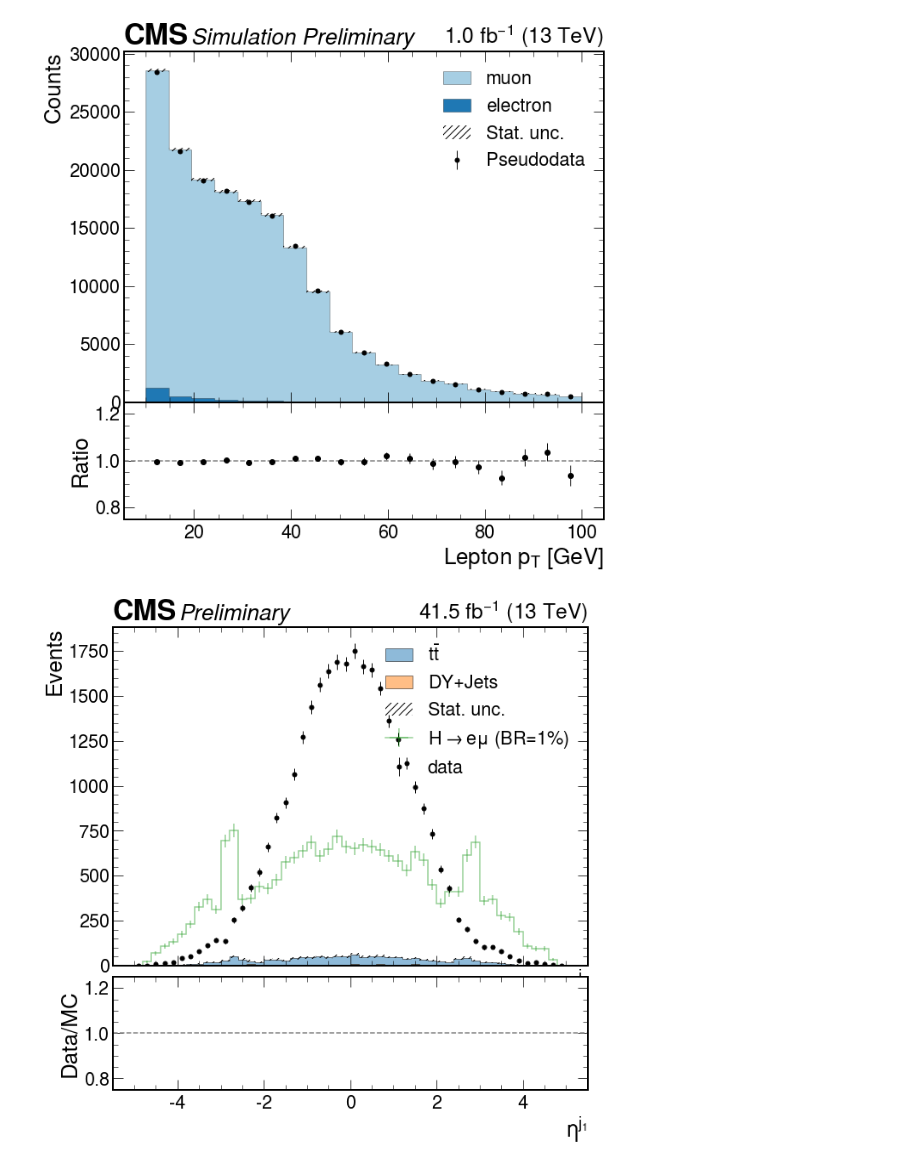
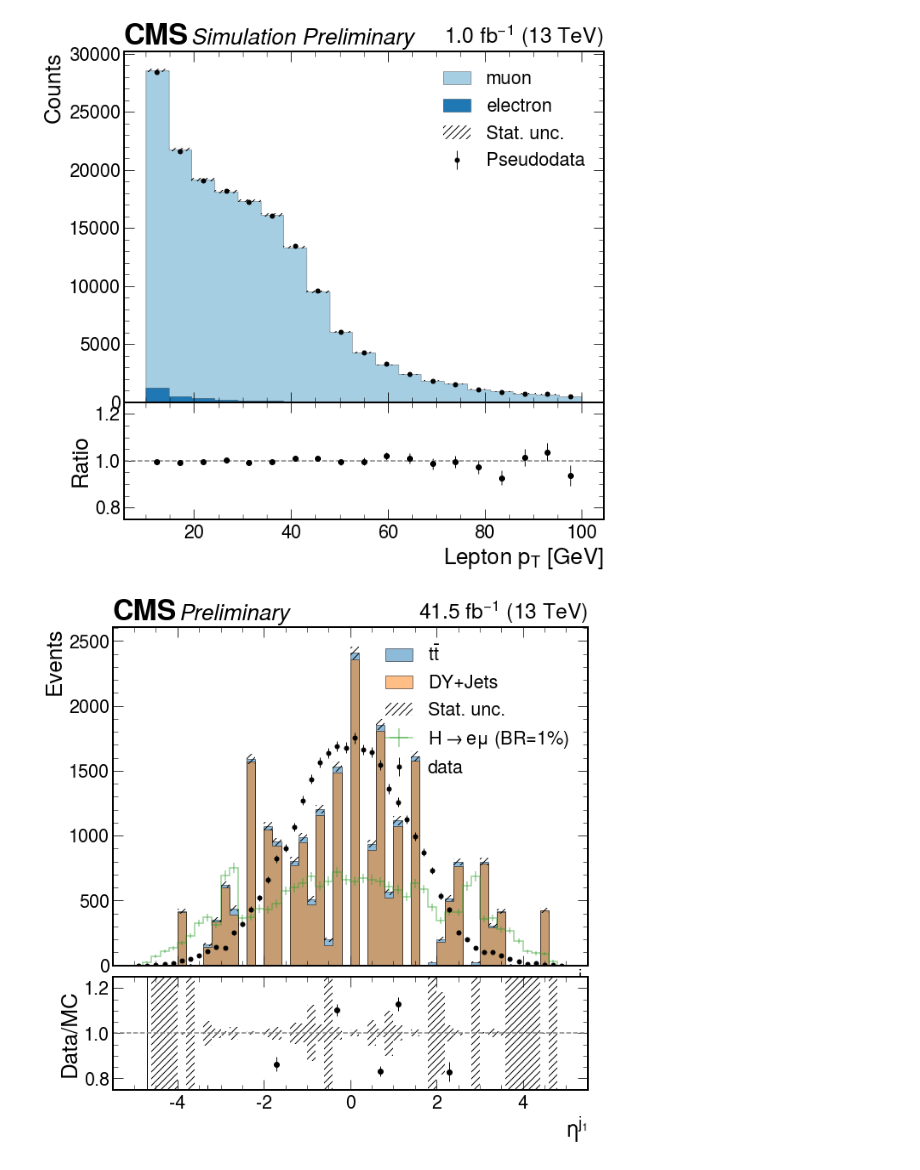
Before and after one commit to kawaho/Flavour-Violating-Coffea, a Jupyter notebook: notebooks/Plotting.ipynb, the cells around one changed output. Saved outputs shown, nothing was run; the diff lists cells and outputs as text; code cells hidden in the pictures.

```diff
--- a/notebooks/Plotting.ipynb
+++ b/notebooks/Plotting.ipynb
@@ -233,6 +233,7 @@ label_dict = {
 
 scales = {
     'GluGlu_LFV_HToEMu_M125': 10,
+    'DYJetsToLL_M-50': 250
 }
 histo.scale(scales, axis='dataset')
 
@@ -305,32 +306,42 @@ new_label_list = []
 for txt in label_list[1]:
     if txt[0] == '0':
         txt = str(txt)[:4]
     new_label_list.append(label_dict[txt])
 label_list[1] = new_label_list
 
 ax.legend(handles=label_list[0], labels=label_list[1])
 
 
 total_bkg_view = bkg[::sum, :].to_numpy()[0]
 data_view = data[::sum, :].to_numpy()[0]
 # now draw a ratio plot
 from hist.intervals import ratio_uncertainty
 
 rax.errorbar(
     x=data.axes[1].centers,
     y=data_view/total_bkg_view,
-    yerr=ratio_uncertainty(data_view, total_bkg_view, "poisson"),
+    yerr=np.sqrt(total_bkg)/total_bkg_view,#ratio_uncertainty(data_view, total_bkg_view, "poisson"),
     color="k",
     linestyle="none",
     marker="o",
     elinewidth=1,
+)
+rax.stairs(
+    edges=bkg.axes[1].edges,
+    baseline=1 - (data_view/total_bkg_view**2)*np.sqrt(total_bkg),
+    values=1 + (data_view/total_bkg_view**2)*np.sqrt(total_bkg),
+    hatch="///",
+    label="Stat. unc.",
+    facecolor="none",
+    linewidth=0,
+    color="black",
 )
 rax.axhline(y=1.0, linestyle="dashed", color="gray")
 rax.set_ylabel("Data/MC", loc="center")
 rax.set_ylim(0.75, 1.25)
 rax.set_xlabel("$\eta^{j_{1}}$")
 
 # add some labels
 lumi = mplhep.cms.label(ax=ax, lumi=41.5, label="Preliminary", data=1)
 # %% [output]
-[figure, old version]
+[figure, new version]
```
Also changed, not shown: 6 other files.
